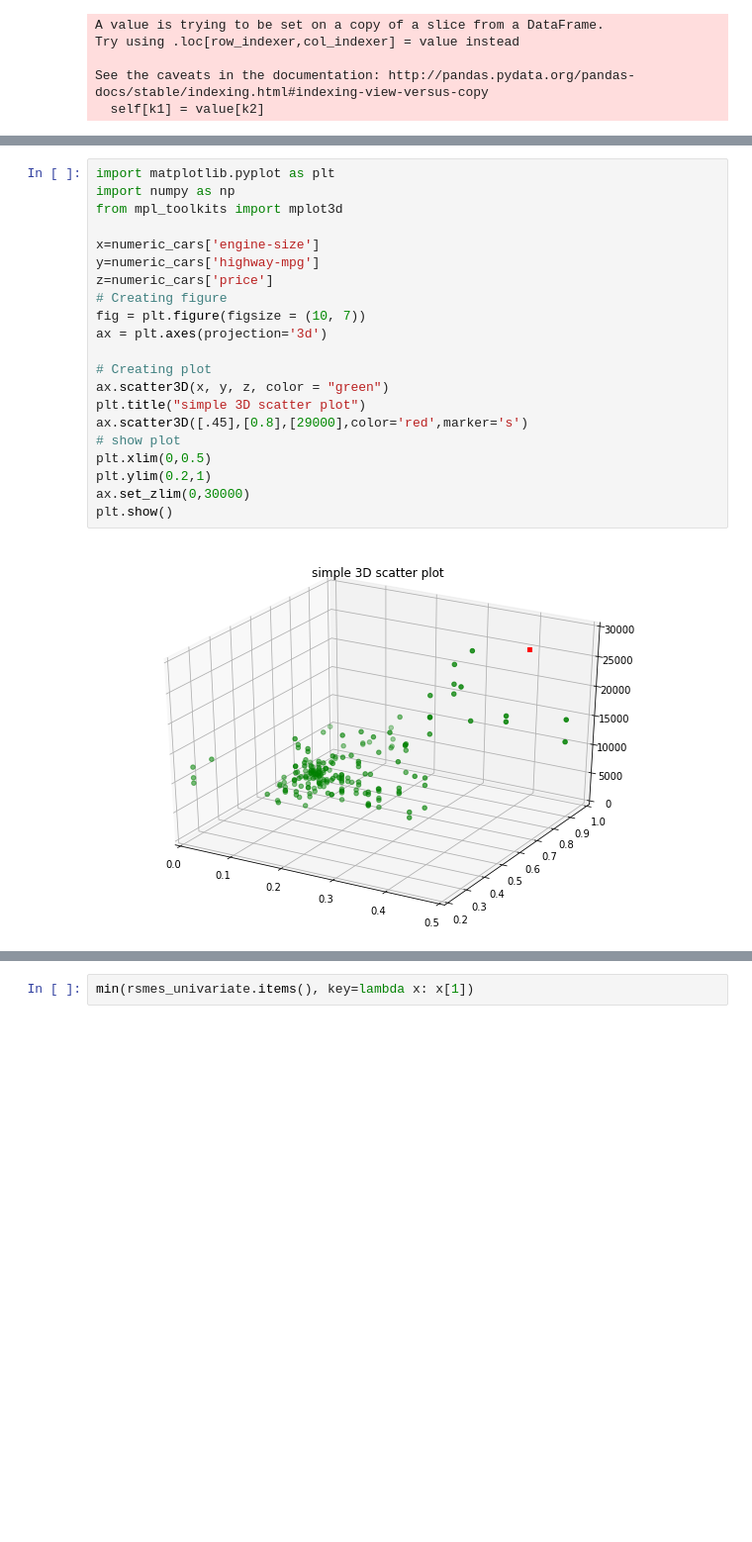
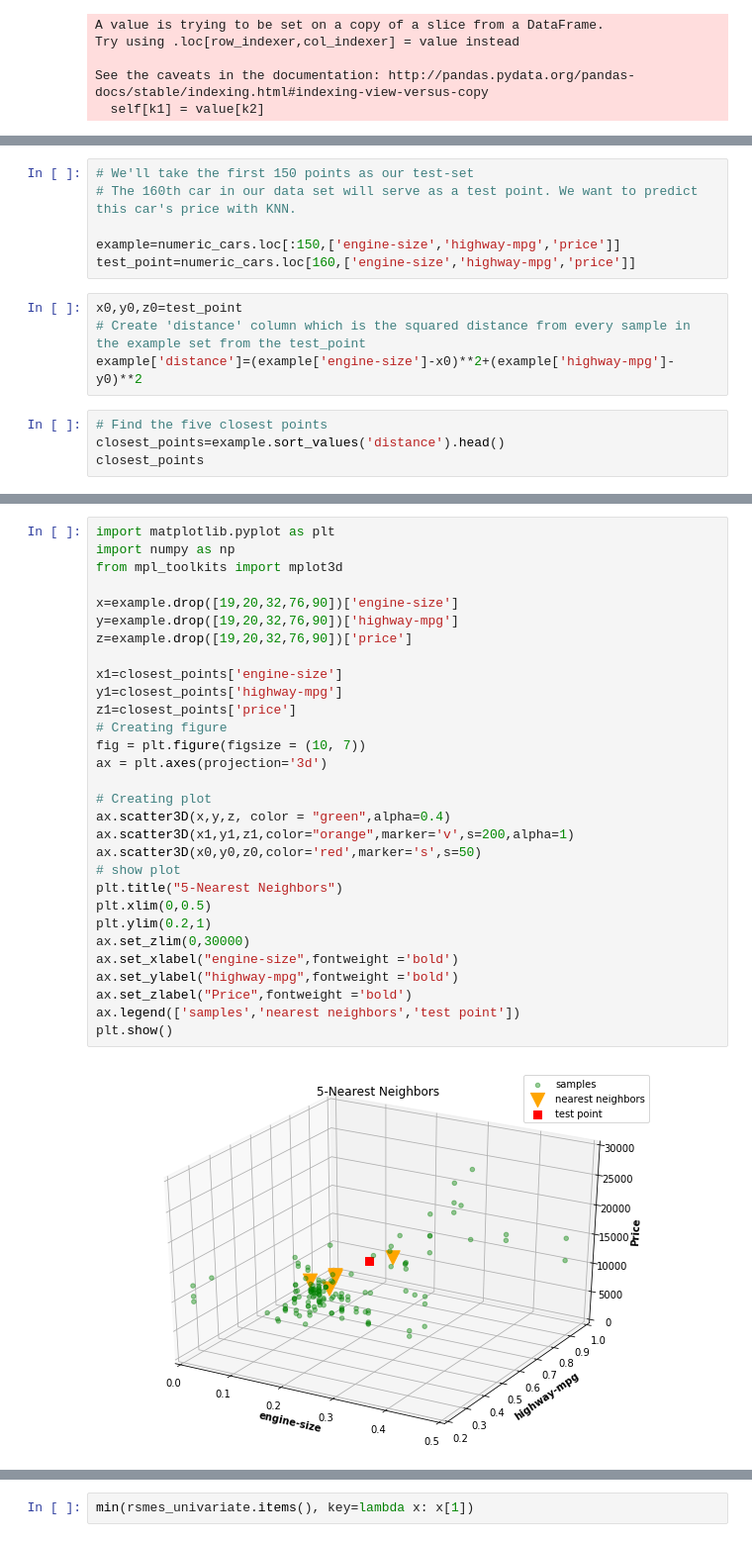
Before and after one commit to sean-rogers-t/Machine-Learning-w-Scikit-Learn, a Jupyter notebook: K_Nearest_Neighbors/KNearestNeighbors.ipynb, the cells around one changed output, grey strips where cells are left out. Shown: that part at 99% size. Drawn from its saved outputs; the diff is of its cells as text; blank space fills up the shorter version.

```diff
--- a/K_Nearest_Neighbors/KNearestNeighbors.ipynb
+++ b/K_Nearest_Neighbors/KNearestNeighbors.ipynb
@@ -274,0 +277,14 @@ For example, let's say we restricted our features to ['engine-size', 'highway-mp
+# %%
+# We'll take the first 150 points as our test-set
+# The 160th car in our data set will serve as a test point. We want to predict this car's price with KNN.
+
+example=numeric_cars.loc[:150,['engine-size','highway-mpg','price']]
+test_point=numeric_cars.loc[160,['engine-size','highway-mpg','price']]
+# %%
+x0,y0,z0=test_point
+# Create 'distance' column which is the squared distance from every sample in the example set from the test_point
+example['distance']=(example['engine-size']-x0)**2+(example['highway-mpg']-y0)**2
+# %%
+# Find the five closest points
+closest_points=example.sort_values('distance').head()
+closest_points
@@ -275,23 +300,32 @@ For example, let's say we restricted our features to ['engine-size', 'highway-mp
 # %%
 import matplotlib.pyplot as plt
 import numpy as np
 from mpl_toolkits import mplot3d
 
-x=numeric_cars['engine-size']
-y=numeric_cars['highway-mpg']
-z=numeric_cars['price']
+x=example.drop([19,20,32,76,90])['engine-size']
+y=example.drop([19,20,32,76,90])['highway-mpg']
+z=example.drop([19,20,32,76,90])['price']
+
+x1=closest_points['engine-size']
+y1=closest_points['highway-mpg']
+z1=closest_points['price']
 # Creating figure
 fig = plt.figure(figsize = (10, 7))
 ax = plt.axes(projection='3d')
 
 # Creating plot
-ax.scatter3D(x, y, z, color = "green")
-plt.title("simple 3D scatter plot")
-ax.scatter3D([.45],[0.8],[29000],color='red',marker='s')
+ax.scatter3D(x,y,z, color = "green",alpha=0.4)
+ax.scatter3D(x1,y1,z1,color="orange",marker='v',s=200,alpha=1)
+ax.scatter3D(x0,y0,z0,color='red',marker='s',s=50)
 # show plot
+plt.title("5-Nearest Neighbors")
 plt.xlim(0,0.5)
 plt.ylim(0.2,1)
 ax.set_zlim(0,30000)
+ax.set_xlabel("engine-size",fontweight ='bold')
+ax.set_ylabel("highway-mpg",fontweight ='bold')
+ax.set_zlabel("Price",fontweight ='bold')
+ax.legend(['samples','nearest neighbors','test point'])
 plt.show()
 # %% [output]
-[figure, old version]
+[figure, new version]
```
Also changed, not shown: parts of 34 cells of this notebook.
